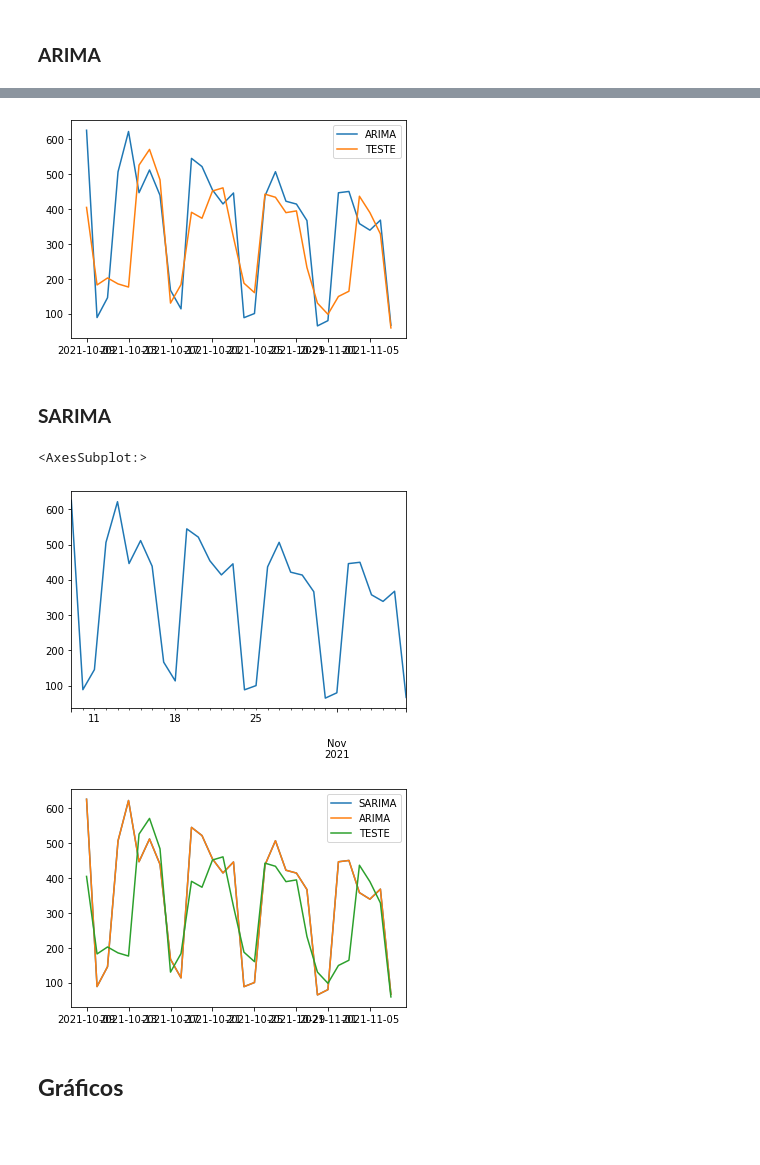
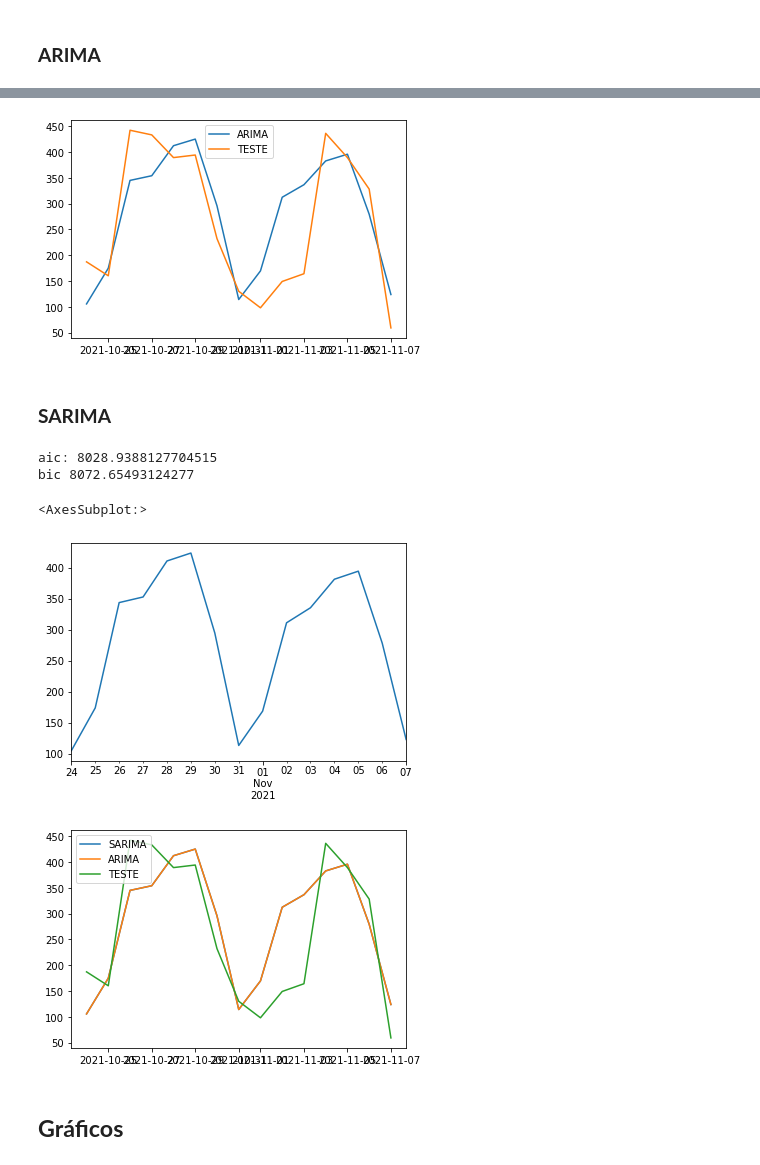
Before and after one commit to AltheusV/CovidTimeSeries, a Jupyter notebook: CovidTimeSeries.ipynb, the cells around one changed output, grey strips where cells are left out. Saved outputs shown, nothing was run; the diff lists cells and outputs as text; code cells hidden in the pictures; blank space fills up the shorter version.

```diff
--- a/CovidTimeSeries.ipynb
+++ b/CovidTimeSeries.ipynb
@@ -279,16 +181,17 @@ data
 # %% [markdown]
 ## **Dividir Treino e Teste**
 # %%
-#Extrair tendencia, sazonalidade e residuo
 import pandas as pd
+
 df = pd.read_csv('data/covid_br_obitos.csv', sep= ';')
+df['data'] = pd.to_datetime(df["data"])
 df.set_index('data',inplace = True)
 df = df[df['obitos']>0]
 df = df.asfreq(freq= 'D')
 
-df_train, df_test = df.iloc[:-30], df.iloc[-30:]
+df_train, df_test = df.iloc[:-15], df.iloc[-15:]
 
-df_test.head(60)
+df_train.head(60)
 # %% [output]
 |  | obitos |
 | data |  |
@@ -401,8 +320,10 @@ plt.show()
 # %%
 from statsmodels.tsa.arima.model import ARIMA
 
-arima = ARIMA(endog = df_train,order = (31,2,15), freq= 'D')
+arima = ARIMA(endog = df_train,order = (7,1,2), freq= 'D')
 arima_fit = arima.fit()
-arima_forecast = arima_fit.forecast(30)
+arima_forecast = arima_fit.forecast(15)
+print('aic:',arima_fit.aic)
+print('bic:',arima_fit.bic)
 arima_forecast.plot()
 # %% [output]
@@ -417,19 +340,23 @@ plt.plot(df_test, label= 'TESTE')
 plt.legend()
 plt.show()
 # %% [output]
-[figure, old version]
+[figure, new version]
 # %% [markdown]
 ### **SARIMA**
 # %%
 from statsmodels.tsa.arima.model import ARIMA
 
-sarima = ARIMA(endog = df_train, seasonal_order = (31,2,15,7), freq= 'D')
+sarima = ARIMA(endog = df_train, order= (0,0,0), seasonal_order = (7,1,2,7), freq= 'D')
 sarima_fit = arima.fit()
-sarima_forecast = arima_fit.forecast(30)
+sarima_forecast = arima_fit.forecast(15)
+print('aic:',sarima_fit.aic)
+print('bic',sarima_fit.bic)
 sarima_forecast.plot()
 # %% [output]
-<AxesSubplot:>
+aic: 8028.9388127704515
+bic 8072.65493124277
+<AxesSubplot:>
-[figure, old version]
+[figure, new version]
 # %%
 from matplotlib import pyplot as plt
 
@@ -440,7 +367,7 @@ plt.plot(df_test, label= 'TESTE')
 plt.legend()
 plt.show()
 # %% [output]
-[figure, old version]
+[figure, new version]
 # %% [markdown]
 ## **Gráficos**
 # %%
```
Also changed, not shown: parts of 27 cells of this notebook, 1 other file.
